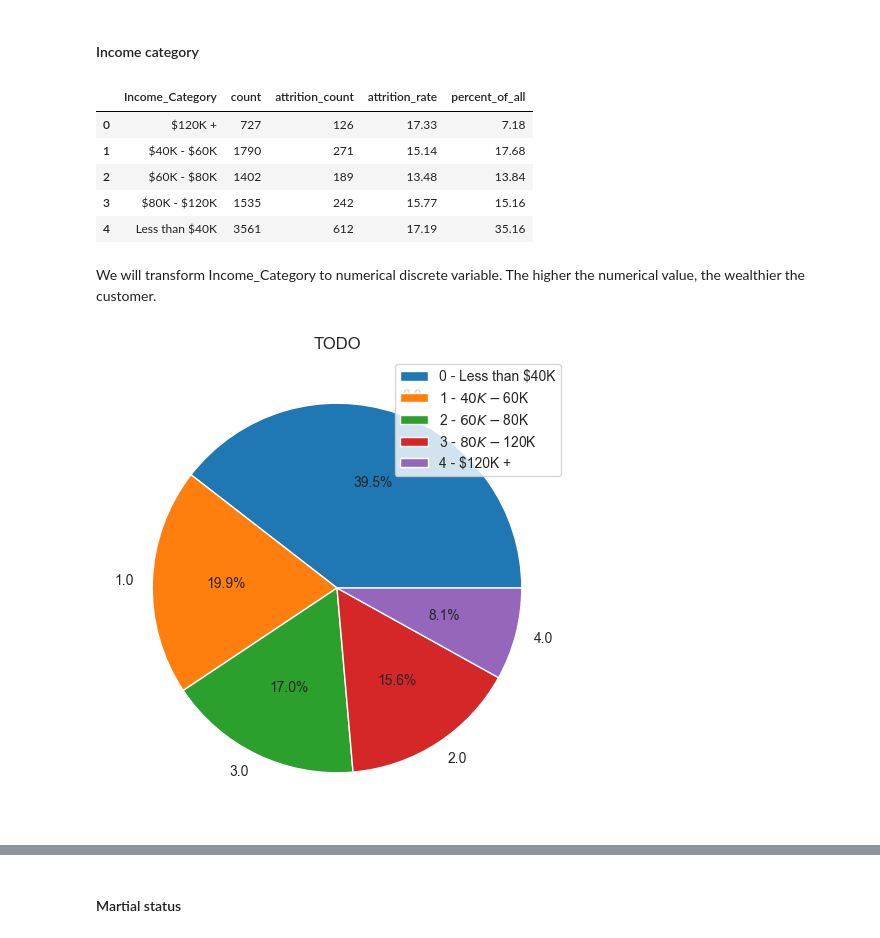
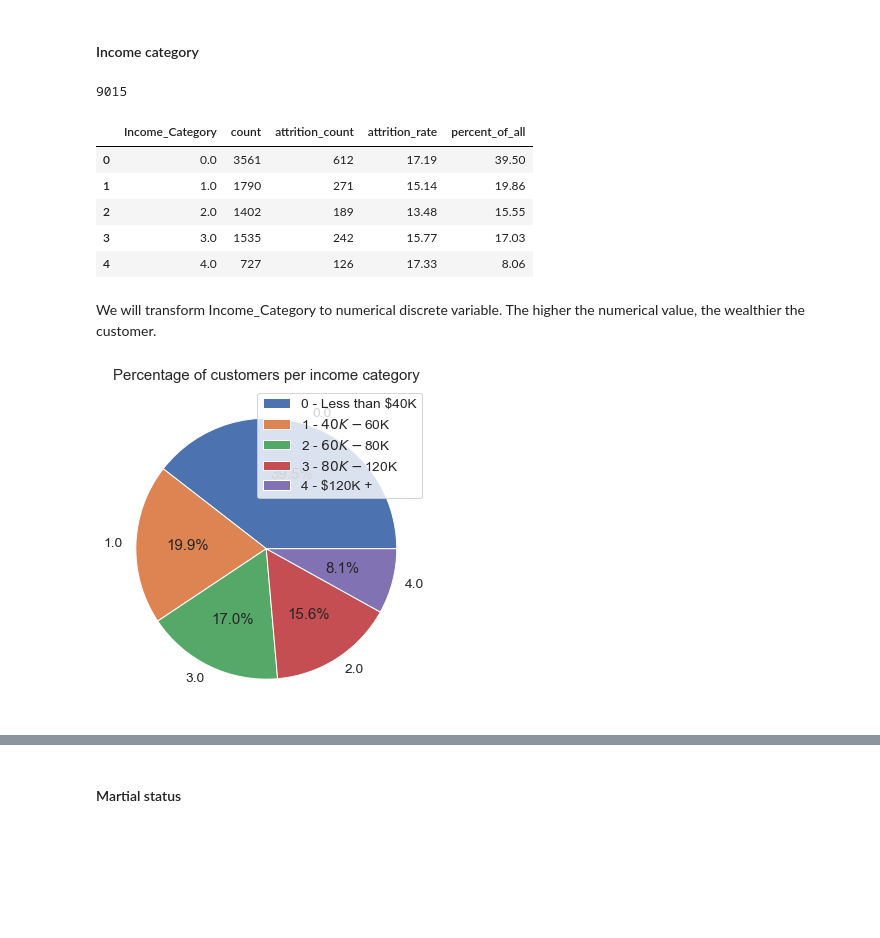
Before and after one commit to kasiadybcio/Credit_card, a Jupyter notebook: eda.ipynb, the cells around one changed output, grey strips where cells are left out. Drawn from its saved outputs; the diff is of its cells as text; code cells hidden in the pictures; blank space fills up the shorter version.

```diff
--- a/eda.ipynb
+++ b/eda.ipynb
@@ -202,6 +202,10 @@ data.describe(include=['O'])
 In our dataset we have 5 categorical features:
 # %% [markdown]
 #### Income category
+# %%
+data["Income_Category"].dropna().shape[0]
+# %% [output]
+9015
 # %%
 (((data
 .groupby("Income_Category")
@@ -210,15 +214,15 @@ In our dataset we have 5 categorical features:
 .reset_index()
 )
 .assign(attrition_rate = lambda x: round(x['sum']/x['count'],4)*100)
-.assign(percent_of_all = lambda x: round(x['count']/data.shape[0],4)*100)
+.assign(percent_of_all = lambda x: round(x['count']/data["Income_Category"].dropna().shape[0],4)*100)
 .rename(columns={"sum":"attrition_count"}))
 # %% [output]
 |  | Income_Category | count | attrition_count | attrition_rate | percent_of_all |
-| 0 | $120K + | 727 | 126 | 17.33 | 7.18 |
-| 1 | $40K - $60K | 1790 | 271 | 15.14 | 17.68 |
-| 2 | $60K - $80K | 1402 | 189 | 13.48 | 13.84 |
-| 3 | $80K - $120K | 1535 | 242 | 15.77 | 15.16 |
-| 4 | Less than $40K | 3561 | 612 | 17.19 | 35.16 |
+| 0 | 0.0 | 3561 | 612 | 17.19 | 39.50 |
+| 1 | 1.0 | 1790 | 271 | 15.14 | 19.86 |
+| 2 | 2.0 | 1402 | 189 | 13.48 | 15.55 |
+| 3 | 3.0 | 1535 | 242 | 15.77 | 17.03 |
+| 4 | 4.0 | 727 | 126 | 17.33 | 8.06 |
 # %% [markdown]
 We will transform Income_Category to numerical discrete variable. The higher the numerical value, the wealthier the customer.
 # %%
@@ -226,12 +230,12 @@ data["Income_Category"] = data["Income_Category"].map({'Less than $40K':0,"$40K
 # %%
 sns.set_style("whitegrid",{'font_scale':'1.6'})
 plt.figure(figsize=(6,6))
 plt.pie(data['Income_Category'].value_counts(),labels = data['Income_Category'].value_counts().index,autopct='%1.1f%%')
 plt.legend(["0 - Less than $40K","1 - $40K - $60K", "2 - $60K - $80K" ,"3 - $80K - $120K", "4 - $120K +"],loc="upper right")
-plt.title("TODO")
+plt.title("Percentage of customers per income category")
 plt.show()
 # %% [output]
-[figure, old version]
+[figure, new version]
 # %%
 sns.set_style("whitegrid",{'font_scale':'1.6'})
 sns.catplot(data[data["Income_Category"].notna()], x = "Income_Category", kind = 'count', hue = "Income_Category", legend = False, height = 5, aspect = 3/2)
```
Also changed, not shown: parts of 20 cells of this notebook.
